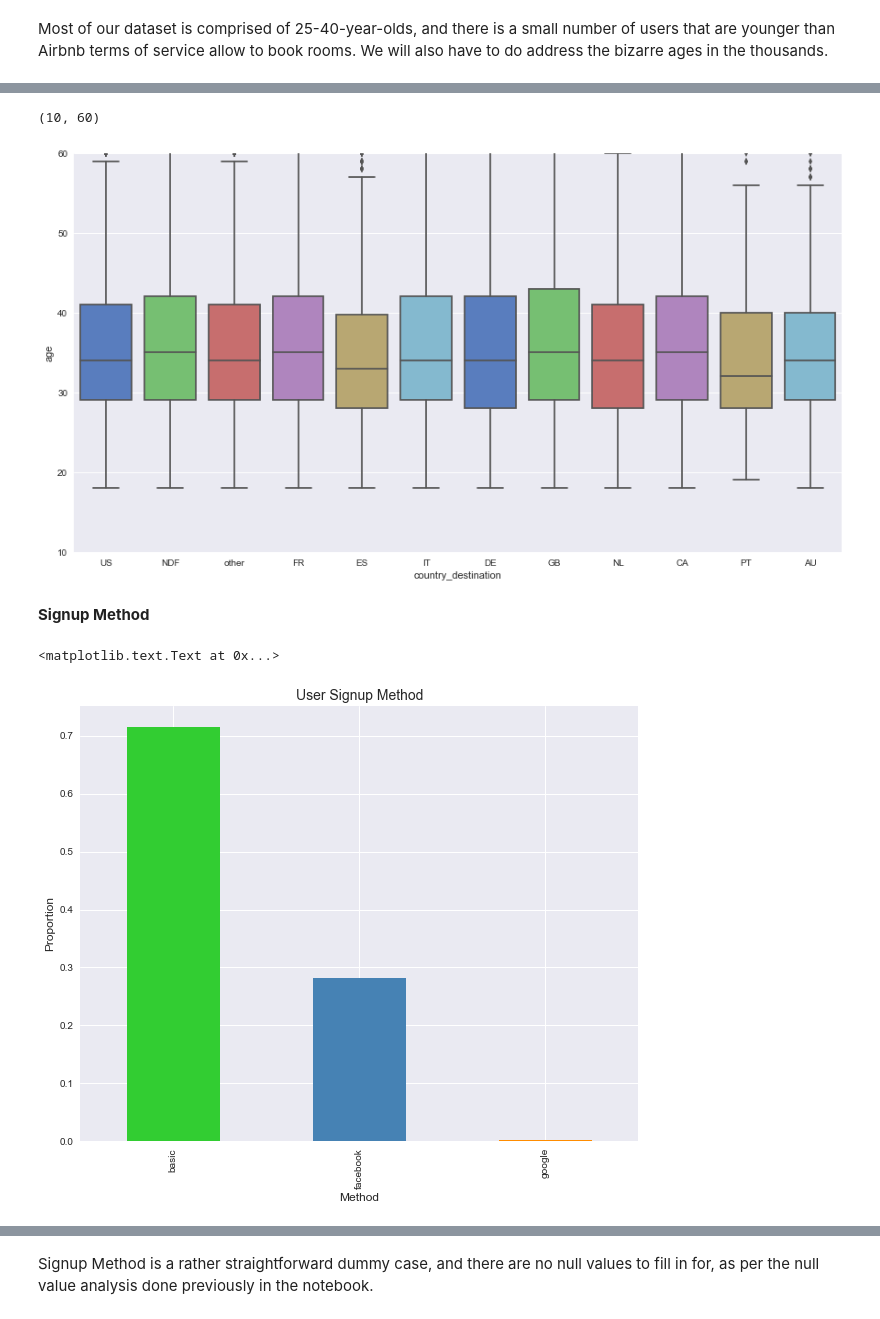
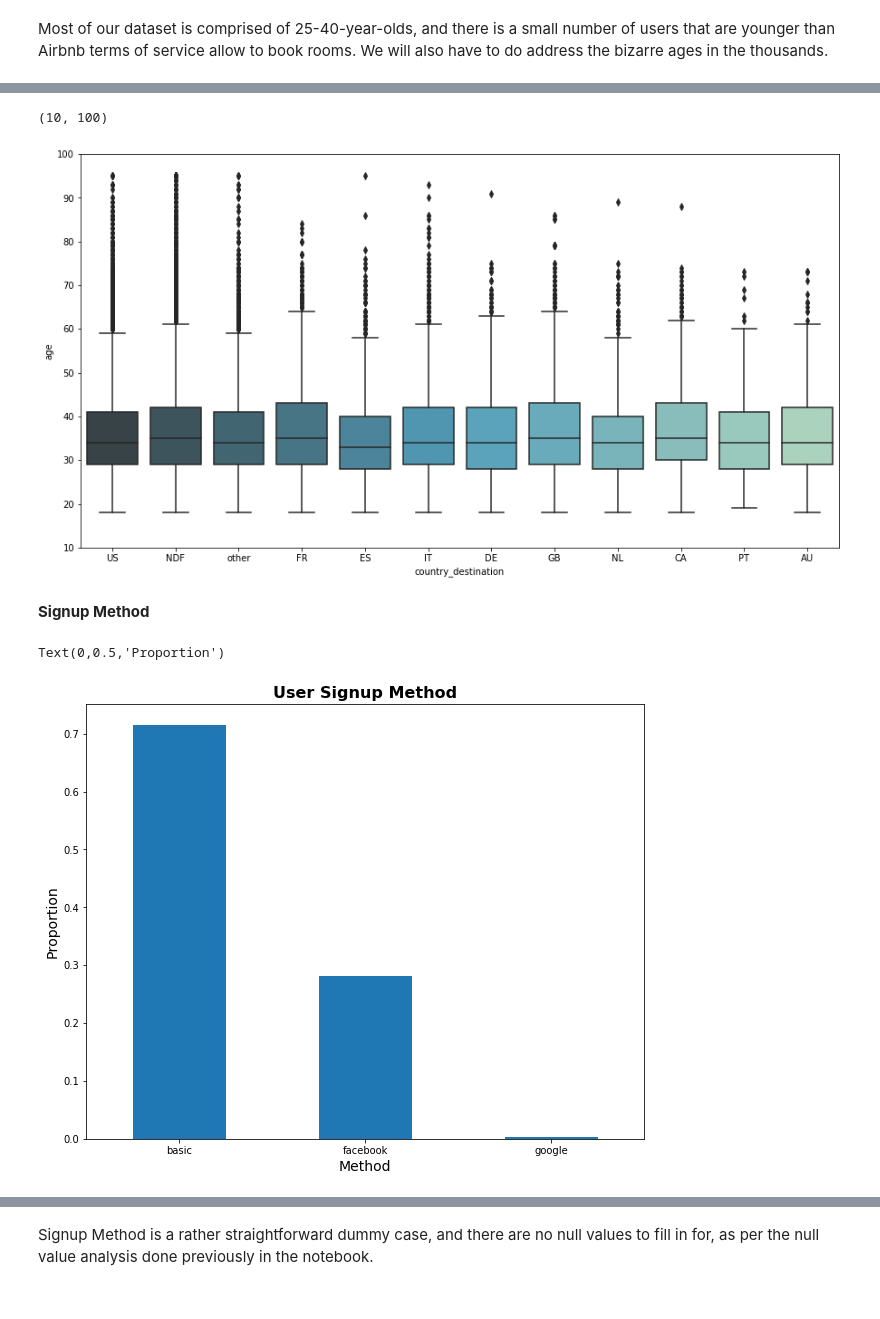
Before and after one commit to broad32/Project, a Jupyter notebook: Project.ipynb, the cells around one changed output, grey strips where cells are left out. Saved outputs shown, nothing was run; the diff lists cells and outputs as text; code cells hidden in the pictures.

```diff
--- a/Project.ipynb
+++ b/Project.ipynb
@@ -252,7 +255,7 @@ max         99.000000
 Name: age, dtype: float64
 # %%
-train_mean_age = xtrain[(xtrain.age<100) & (xtrain.age>18)].age.mean()
-sns.distplot(xtrain['age'].apply(lambda x : train_mean_age if x>100 or x < 18 else x).dropna(), color='#16A085')
+train_mean_age = xtrain[(xtrain.age<95) & (xtrain.age>18)].age.mean()
+sns.distplot(xtrain['age'].apply(lambda x : train_mean_age if x>95 or x < 18 else x).dropna(), color='#16A085')
 plt.xlabel('Age', fontsize=14)
 plt.ylabel('Percent', fontsize=14)
 plt.title('Age Distribution', fontsize=18, fontweight='bold')
@@ -273,6 +276,6 @@ test.loc[test.age < 18, 'age'] = np.nan
 # %%
 # Here is a neat way to impute missing age values
-train_std_age = xtrain[(xtrain.age<100) & (xtrain.age>18)].age.std()
+train_std_age = xtrain[(xtrain.age<95) & (xtrain.age>18)].age.std()
 # Generate random ages within one standard deviation of the mean for train, xtest, and test sets respectively
 rand1 = np.random.randint(train_mean_age-train_std_age, train_mean_age+train_std_age, size=xtrain.age.isnull().sum())
 rand2 = np.random.randint(train_mean_age-train_std_age, train_mean_age+train_std_age, size=xtest.age.isnull().sum())
@@ -293,17 +288,18 @@ plt.title('Adjusted Age Distribution', fontsize=18, fontweight='bold')
 # %%
 fig, ax = plt.subplots(nrows=1, ncols=1,figsize=(15, 8))
-sns.boxplot(x='country_destination', y='age', data=xtrain, palette="muted", ax =ax)
-ax.set_ylim([10, 60])
+sns.boxplot(x='country_destination', y='age', data=xtrain, palette="GnBu_d", ax =ax)
+ax.set_ylim([10, 100])
 # %% [output]
-(10, 60)
+(10, 100)
-[figure, old version]
+[figure, new version]
 # %% [markdown]
 **Signup Method**
 # %%
-xtrain['signup_method'].value_counts(normalize=True, dropna=False).plot(kind='bar', color=['#32CD32','#4682B4','#FF8C00'])
-plt.title('User Signup Method', fontsize=14)
-plt.xlabel('Method', fontsize=12)
-plt.ylabel('Proportion', fontsize=12)
+xtrain['signup_method'].value_counts(normalize=True, dropna=False).plot(kind='bar')
+plt.title('User Signup Method', fontsize=16,fontweight='bold')
+plt.xlabel('Method', fontsize=14)
+plt.xticks(rotation=0)
+plt.ylabel('Proportion', fontsize=14)
 # %% [output]
-<matplotlib.text.Text at 0x...>
+Text(0,0.5,'Proportion')
-[figure, old version]
+[figure, new version]
```
Also changed, not shown: parts of 59 cells of this notebook.
